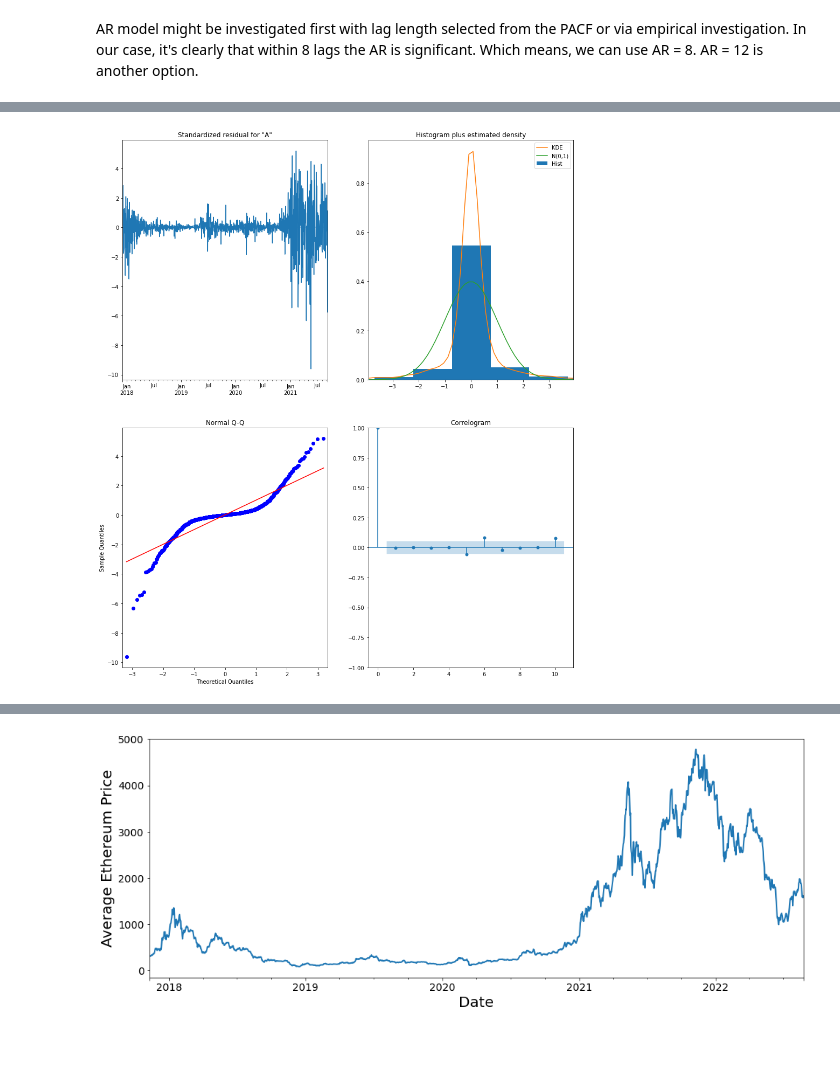
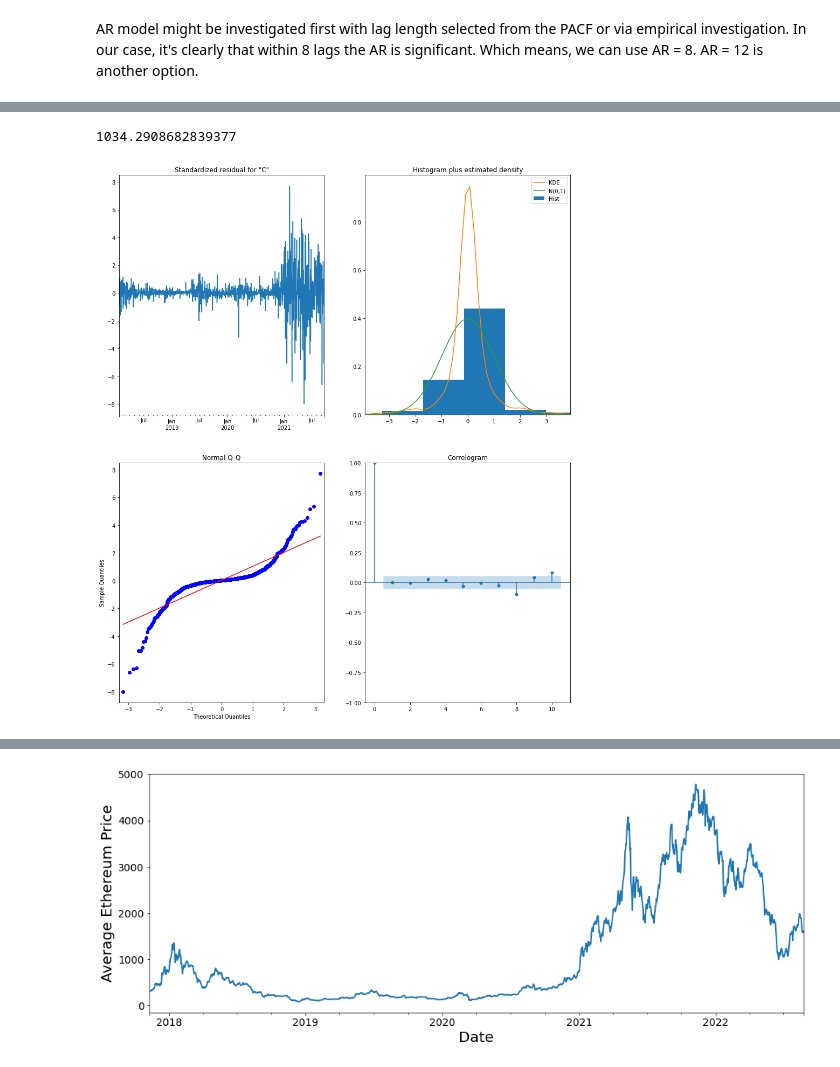
Before and after one commit to VolhaP87/Cryptocurrency_Prediction_Analysis, a Jupyter notebook: Cryptocurrency.ipynb, the cells around one changed output, grey strips where cells are left out. Drawn from its saved outputs; the diff is of its cells as text; code cells hidden in the pictures.

Commit message:
bitcoin models

```diff
--- a/Cryptocurrency.ipynb
+++ b/Cryptocurrency.ipynb
@@ -211,6 +211,7 @@ dtype: int64
 # %%
 joined_df.ffill()
 df = joined_df.rename(columns={"Close" : "Close Bitcoin"})
+df = df['2018':]
 df
 # %% [output]
 |  | Close Bitcoin | Close Ethereum | Close Tether |
@@ -856,11 +1001,10 @@ Name: 79, dtype: object
 # %%
 ARIMA_MODEL = SARIMAX(train_bitcoin,
-                      order=(0, 1, 3),
-                      seasonal_order=(0, 1, 4, 4),
+                      order=(0, 1, 2),
+                      seasonal_order=(0, 1, 2, 6),
                       enforce_stationarity=False,
-                      enforce_invertibility=False)
+                      enforce_invertibility=False).fit()
 
-# Fit the model and print results
-output = ARIMA_MODEL.fit()
-print(output.summary().tables[1])
+y_hat_arima = ARIMA_MODEL.predict(typ='levels')
+y_hat_arima
 # %% [output]
@@ -879,5 +1047,9 @@ sigma2      5.181e+05   3.73e-08   1.39e+13      0.000    5.18e+05    5.18e+05
+# %%
+np.sqrt(mean_squared_error(train_bitcoin, y_hat_arima))
+# %% [output]
+1034.2908682839377
 # %%
-output.plot_diagnostics(figsize=(15, 18))
-plt.show()
+ARIMA_MODEL.plot_diagnostics(figsize=(15, 18))
+plt.show();
 # %% [output]
-[figure, old version]
+[figure, new version]
```
Also changed, not shown: parts of 71 cells of this notebook.
